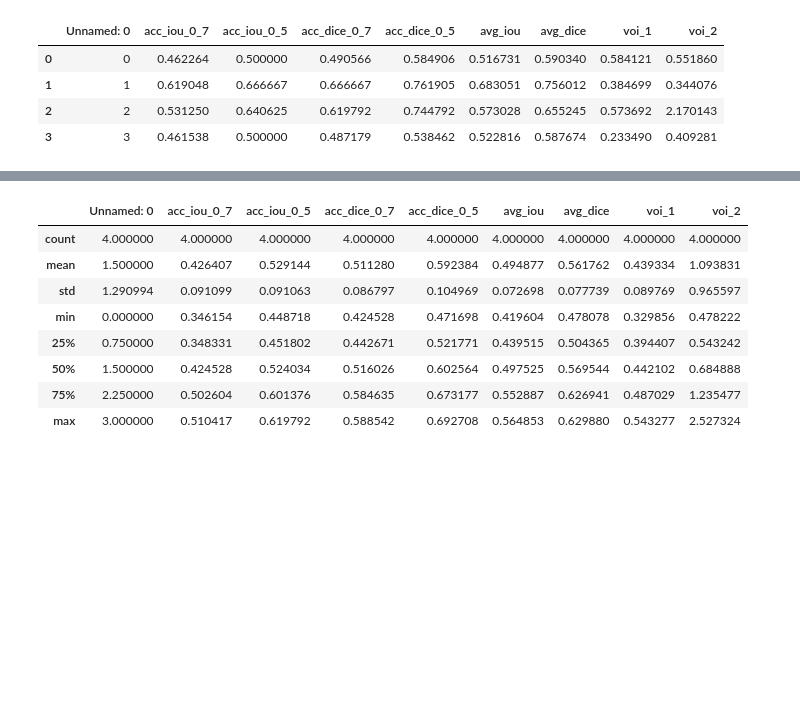
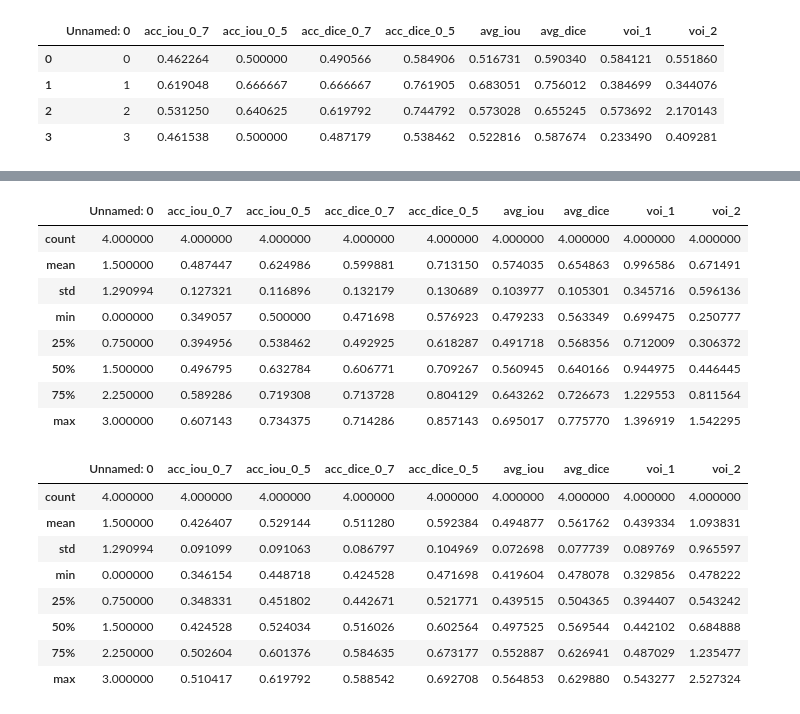
Before and after one commit to theGindar/3DCellSegMasterThesis, a Jupyter notebook: auswertung_LRP.ipynb, the cells around one changed output, grey strips where cells are left out. Cells and saved outputs as stored; diff of their text form; code cells hidden in the pictures; blank space fills up the shorter version.

```diff
--- a/auswertung_LRP.ipynb
+++ b/auswertung_LRP.ipynb
@@ -35,3 +43,15 @@ retrained_4
+# %%
+gcn_edge_gated_1.describe()
+# %% [output]
+|  | Unnamed: 0 | acc_iou_0_7 | acc_iou_0_5 | acc_dice_0_7 | acc_dice_0_5 | avg_iou | avg_dice | voi_1 | voi_2 |
+| count | 4.000000 | 4.000000 | 4.000000 | 4.000000 | 4.000000 | 4.000000 | 4.000000 | 4.000000 | 4.000000 |
+| mean | 1.500000 | 0.487447 | 0.624986 | 0.599881 | 0.713150 | 0.574035 | 0.654863 | 0.996586 | 0.671491 |
+| std | 1.290994 | 0.127321 | 0.116896 | 0.132179 | 0.130689 | 0.103977 | 0.105301 | 0.345716 | 0.596136 |
+| min | 0.000000 | 0.349057 | 0.500000 | 0.471698 | 0.576923 | 0.479233 | 0.563349 | 0.699475 | 0.250777 |
+| 25% | 0.750000 | 0.394956 | 0.538462 | 0.492925 | 0.618287 | 0.491718 | 0.568356 | 0.712009 | 0.306372 |
+| 50% | 1.500000 | 0.496795 | 0.632784 | 0.606771 | 0.709267 | 0.560945 | 0.640166 | 0.944975 | 0.446445 |
+| 75% | 2.250000 | 0.589286 | 0.719308 | 0.713728 | 0.804129 | 0.643262 | 0.726673 | 1.229553 | 0.811564 |
+| max | 3.000000 | 0.607143 | 0.734375 | 0.714286 | 0.857143 | 0.695017 | 0.775770 | 1.396919 | 1.542295 |
 # %%
 gcn_1.describe()
 # %% [output]
```
Also changed, not shown: parts of 1 cell of this notebook, 1 other file.
